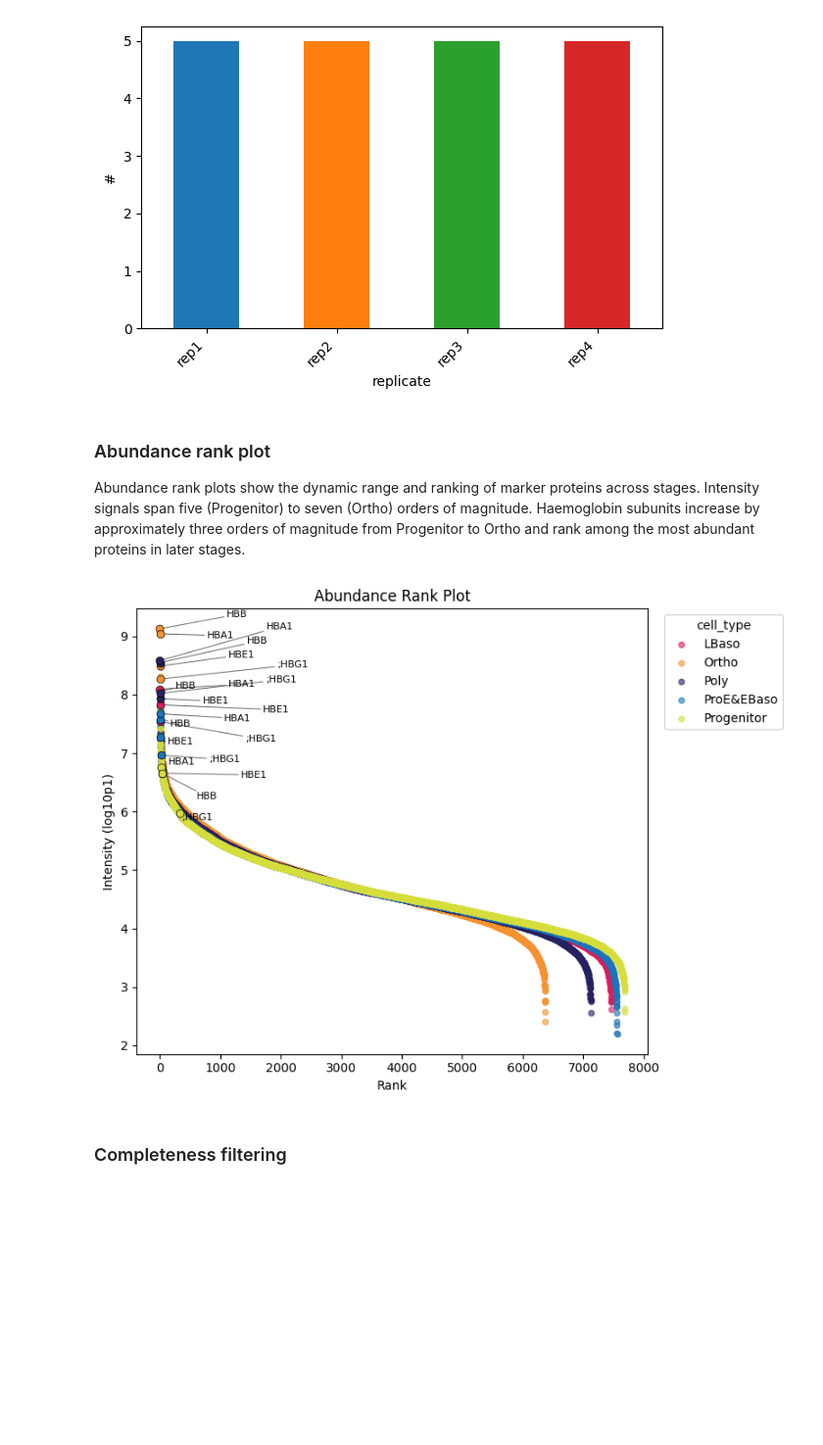
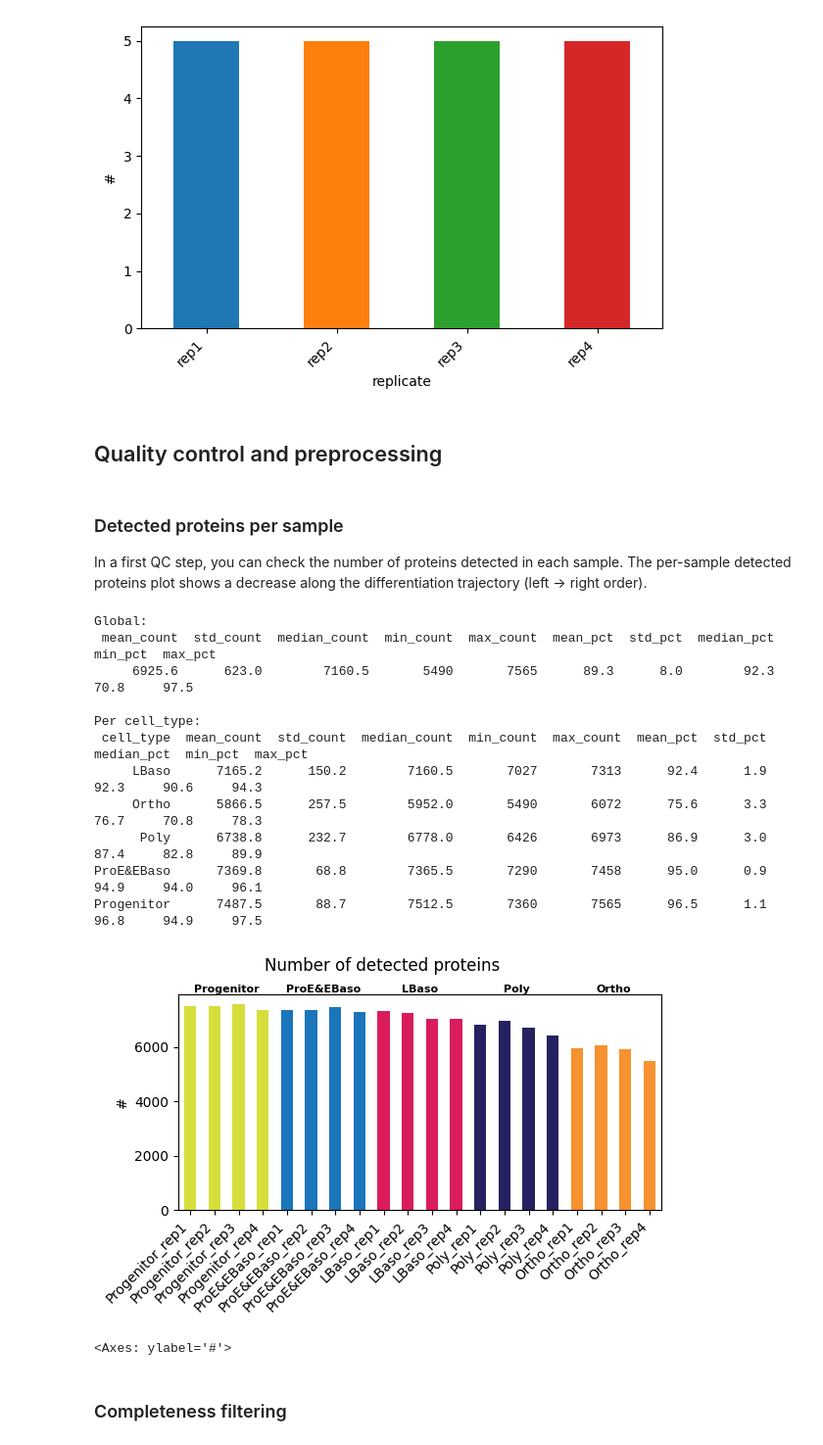
Before and after one commit to UKHD-NP/proteopy, a Jupyter notebook: docs/tutorials/karayel-2020_proteome-remodeling-during-human-erythropoiesis.ipynb, the cells around one changed output. Shown at 98% size. Cells and saved outputs as stored; diff of their text form; code cells hidden in the pictures; blank space fills up the shorter version.

```diff
--- a/docs/tutorials/karayel-2020_proteome-remodeling-during-human-erythropoiesis.ipynb
+++ b/docs/tutorials/karayel-2020_proteome-remodeling-during-human-erythropoiesis.ipynb
@@ -145,29 +148,35 @@ pr.pl.n_samples_per_category(
 # %% [output]
 [figure]
 # %% [markdown]
-### Abundance rank plot
-
-Abundance rank plots show the dynamic range and ranking of marker proteins across stages. Intensity signals span five (Progenitor) to seven (Ortho) orders of magnitude. Haemoglobin subunits increase by approximately three orders of magnitude from Progenitor to Ortho and rank among the most abundant proteins in later stages.
+## Quality control and preprocessing
-# %%
-haemoglobin = {
-    "P68871": "HBB",
-    "P69905": "HBA1",
-    "P02100": "HBE1",
-    "A0A2R8Y7X9;P69891": "HBG1",
-}
-
-pr.pl.abundance_rank(
-    adata,
-    color="cell_type",
-    log_transform=10,
-    zero_to_na=True,
-    color_scheme=adata.uns["colors_cell_type"],
-    summary_method="median",
-    highlight_vars=list(haemoglobin.keys()),
-    var_labels_key="gene_id",
-)
-# %% [output]
-[figure, old version]
+# %% [markdown]
+### Detected proteins per sample
+
+In a first QC step, you can check the number of proteins detected in each sample. The per-sample detected proteins plot shows a decrease along the differentiation trajectory (left -> right order).
+# %%
+pr.pl.n_proteins_per_sample(
+    adata,
+    zero_to_na=True,
+    order_by="cell_type",
+    order=adata.uns["order_cell_type"],
+    color_scheme=adata.uns["colors_cell_type"],
+    xlabel_rotation=45,
+    print_stats=True,
+)
+# %% [output]
+Global:
+ mean_count  std_count  median_count  min_count  max_count  mean_pct  std_pct  median_pct  min_pct  max_pct
+     6925.6      623.0        7160.5       5490       7565      89.3      8.0        92.3     70.8     97.5
+
+Per cell_type:
+ cell_type  mean_count  std_count  median_count  min_count  max_count  mean_pct  std_pct  median_pct  min_pct  max_pct
+     LBaso      7165.2      150.2        7160.5       7027       7313      92.4      1.9        92.3     90.6     94.3
+     Ortho      5866.5      257.5        5952.0       5490       6072      75.6      3.3        76.7     70.8     78.3
+      Poly      6738.8      232.7        6778.0       6426       6973      86.9      3.0        87.4     82.8     89.9
+ProE&EBaso      7369.8       68.8        7365.5       7290       7458      95.0      0.9        94.9     94.0     96.1
+Progenitor      7487.5       88.7        7512.5       7360       7565      96.5      1.1        96.8     94.9     97.5
+[figure, added]
+<Axes: ylabel='#'>
 # %% [markdown]
 ### Completeness filtering
 # %% [markdown]
```
Also changed, not shown: parts of 39 cells of this notebook, 1 other file.
